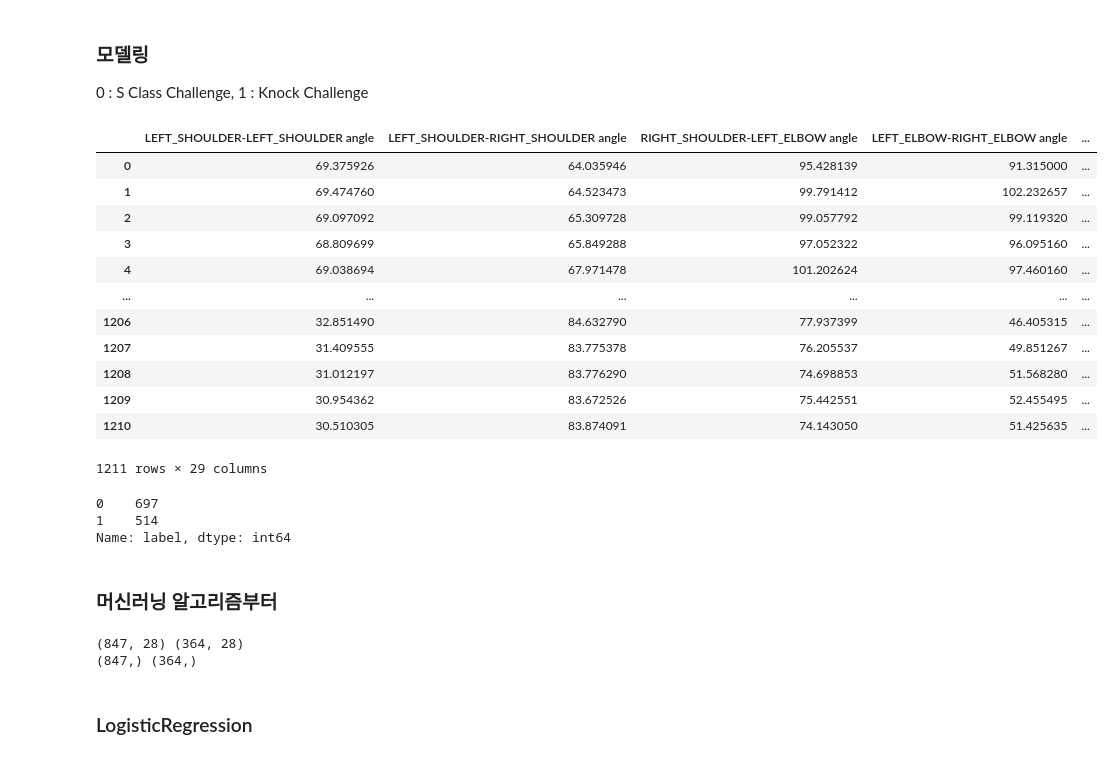
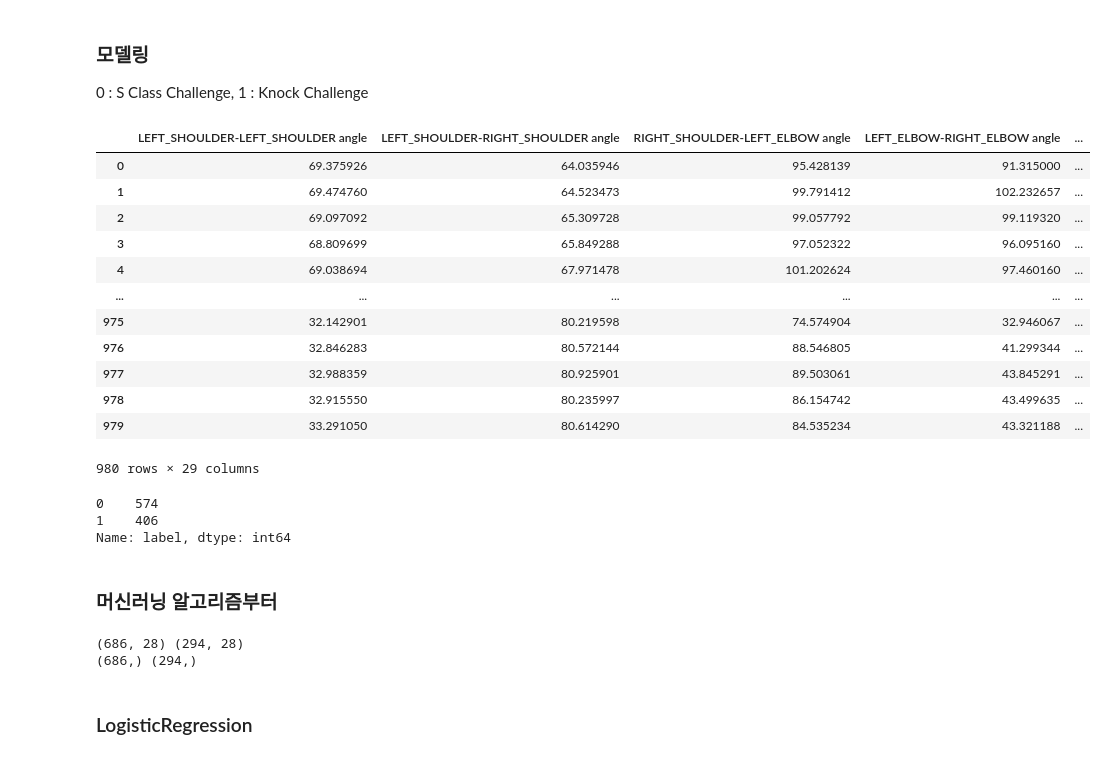
Before and after one commit to LeeHeonWoo1/ML_DL, a Jupyter notebook: DoMySelf/dancy/training.ipynb, the cells around one changed output. Drawn from its saved outputs; the diff is of its cells as text; code cells hidden in the pictures.

```diff
--- a/DoMySelf/dancy/training.ipynb
+++ b/DoMySelf/dancy/training.ipynb
@@ -5,27 +5,27 @@
 # %%
 import pandas as pd
 
-df = pd.read_csv("./data/test.csv")
+df = pd.read_csv("./data/train.csv")
 df
 # %% [output]
 |  | LEFT_SHOULDER-LEFT_SHOULDER angle | LEFT_SHOULDER-RIGHT_SHOULDER angle | RIGHT_SHOULDER-LEFT_ELBOW angle | LEFT_ELBOW-RIGHT_ELBOW angle | ... |
 | 0 | 69.375926 | 64.035946 | 95.428139 | 91.315000 | ... |
 | 1 | 69.474760 | 64.523473 | 99.791412 | 102.232657 | ... |
 | 2 | 69.097092 | 65.309728 | 99.057792 | 99.119320 | ... |
 | 3 | 68.809699 | 65.849288 | 97.052322 | 96.095160 | ... |
 | 4 | 69.038694 | 67.971478 | 101.202624 | 97.460160 | ... |
 | ... | ... | ... | ... | ... | ... |
-| 1206 | 32.851490 | 84.632790 | 77.937399 | 46.405315 | ... |
-| 1207 | 31.409555 | 83.775378 | 76.205537 | 49.851267 | ... |
-| 1208 | 31.012197 | 83.776290 | 74.698853 | 51.568280 | ... |
-| 1209 | 30.954362 | 83.672526 | 75.442551 | 52.455495 | ... |
-| 1210 | 30.510305 | 83.874091 | 74.143050 | 51.425635 | ... |
+| 975 | 32.142901 | 80.219598 | 74.574904 | 32.946067 | ... |
+| 976 | 32.846283 | 80.572144 | 88.546805 | 41.299344 | ... |
+| 977 | 32.988359 | 80.925901 | 89.503061 | 43.845291 | ... |
+| 978 | 32.915550 | 80.235997 | 86.154742 | 43.499635 | ... |
+| 979 | 33.291050 | 80.614290 | 84.535234 | 43.321188 | ... |
-1211 rows × 29 columns
+980 rows × 29 columns
 # %%
 df["label"].value_counts()
 # %% [output]
-0    697
-1    514
+0    574
+1    406
 Name: label, dtype: int64
 # %% [markdown]
 ### 머신러닝 알고리즘부터
@@ -40,8 +40,8 @@ X_train, X_test, y_train, y_test = train_test_split(X, y, test_size=0.3, random_
 print(X_train.shape, X_test.shape)
 print(y_train.shape, y_test.shape)
 # %% [output]
-(847, 28) (364, 28)
-(847,) (364,)
+(686, 28) (294, 28)
+(686,) (294,)
 # %% [markdown]
 ### LogisticRegression
 # %%
```
Also changed, not shown: parts of 10 cells of this notebook.
